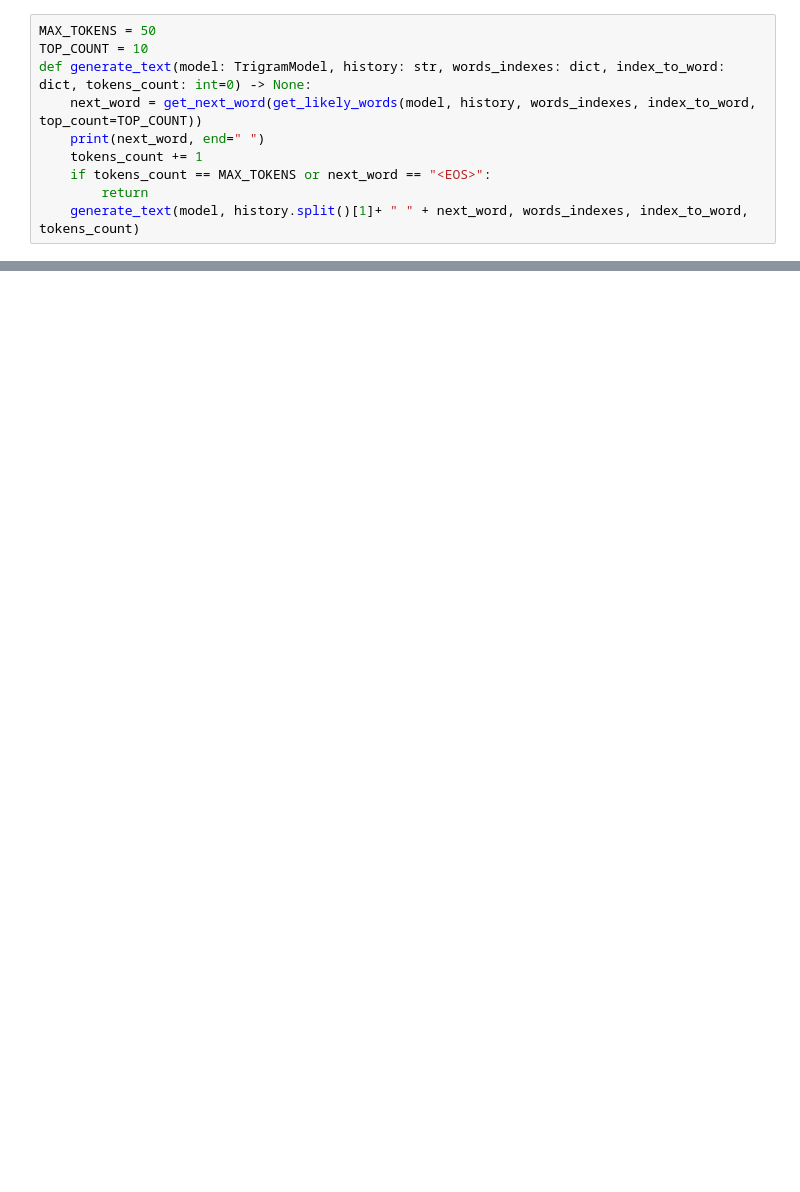
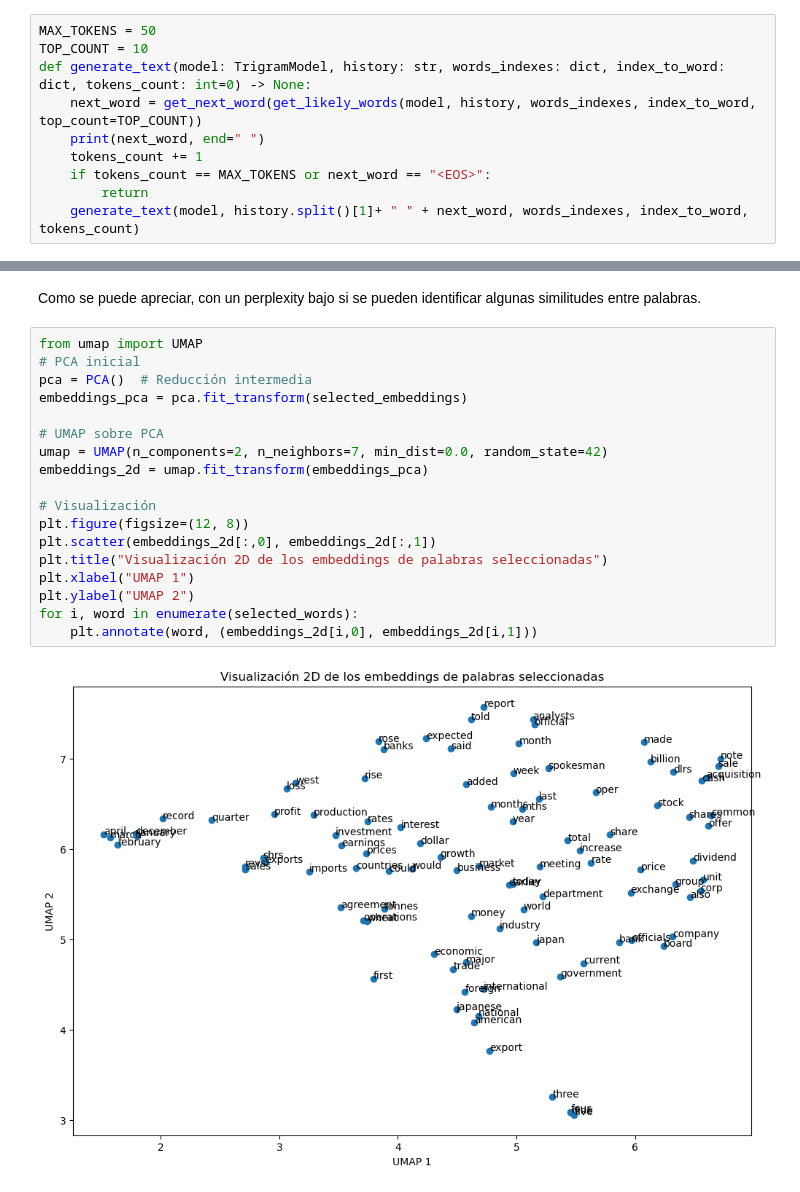
Before and after one commit to umoqnier/st-cl-2025-2-lab, a Jupyter notebook: practicas/fwgalde/P4/4_preprocess_lm_neuronal.ipynb, the cells around one changed output, grey strips where cells are left out. Saved outputs shown, nothing was run; the diff lists cells and outputs as text; blank space fills up the shorter version.

```diff
--- a/practicas/fwgalde/P4/4_preprocess_lm_neuronal.ipynb
+++ b/practicas/fwgalde/P4/4_preprocess_lm_neuronal.ipynb
@@ -1464,0 +417,22 @@ mexico is a moderate " in the 1986 net includes extraordinary items to <UNK> out
+# %% [markdown]
+Como se puede apreciar, con un perplexity bajo si se pueden identificar algunas similitudes entre palabras.
+# %%
+from umap import UMAP
+# PCA inicial
+pca = PCA()  # Reducción intermedia
+embeddings_pca = pca.fit_transform(selected_embeddings)
+
+# UMAP sobre PCA
+umap = UMAP(n_components=2, n_neighbors=7, min_dist=0.0, random_state=42)
+embeddings_2d = umap.fit_transform(embeddings_pca)
+
+# Visualización
+plt.figure(figsize=(12, 8))
+plt.scatter(embeddings_2d[:,0], embeddings_2d[:,1])
+plt.title("Visualización 2D de los embeddings de palabras seleccionadas")
+plt.xlabel("UMAP 1")
+plt.ylabel("UMAP 2")
+for i, word in enumerate(selected_words):
+    plt.annotate(word, (embeddings_2d[i,0], embeddings_2d[i,1]))
+# %% [output]
+[figure, added]
```
Also changed, not shown: parts of 224 cells of this notebook.
